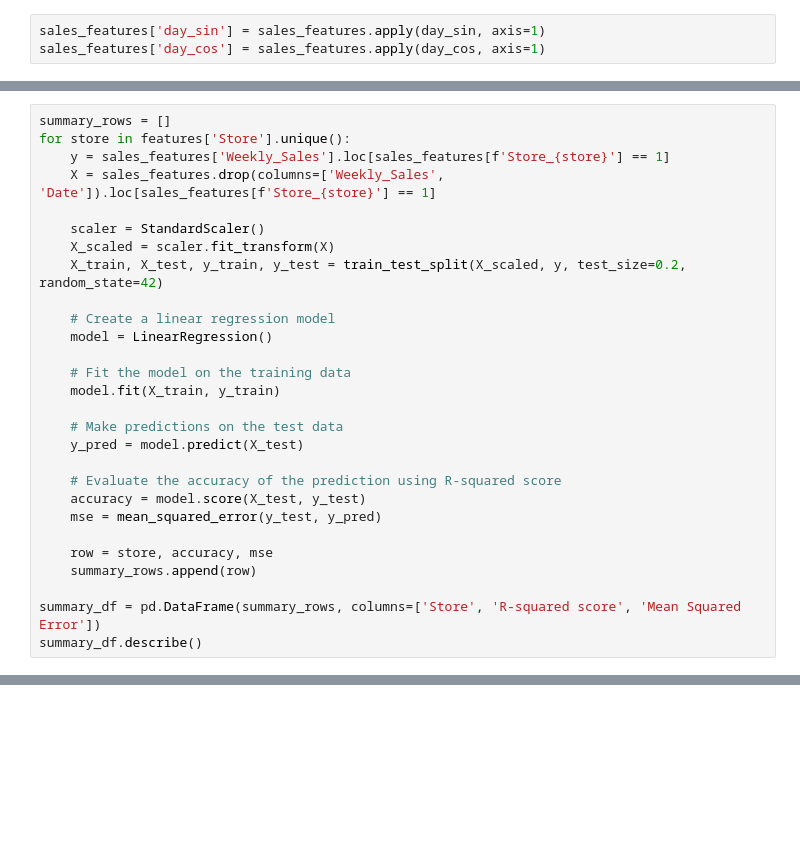
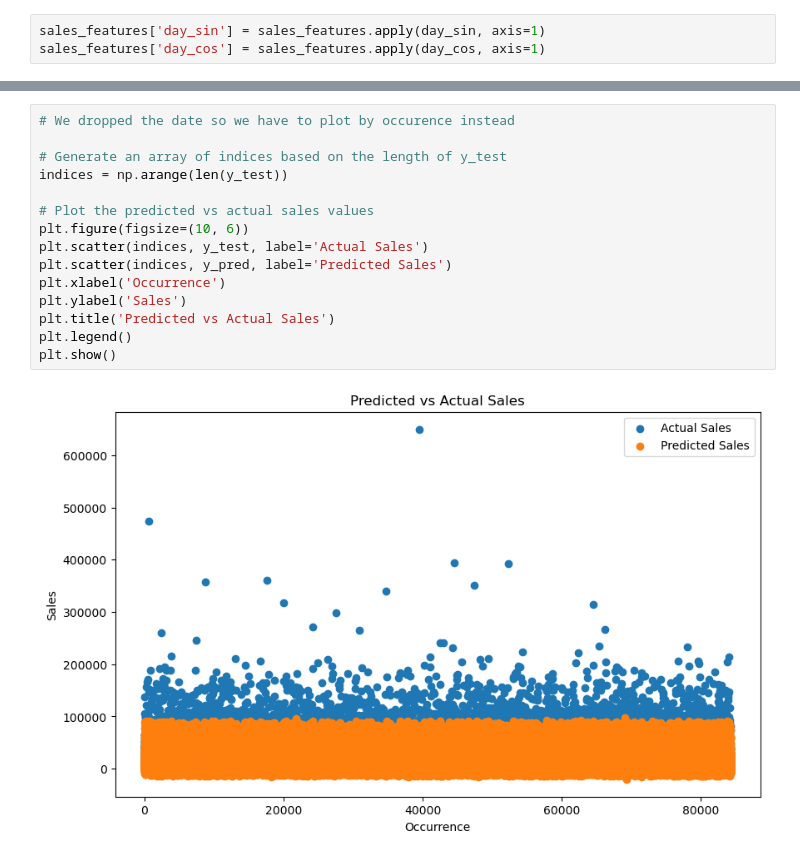
Before and after one commit to XaraRoy/Retail_Holidays, a Jupyter notebook: holiday_sales.ipynb, the cells around one changed output, grey strips where cells are left out. Saved outputs shown, nothing was run; the diff lists cells and outputs as text; blank space fills up the shorter version.

```diff
--- a/holiday_sales.ipynb
+++ b/holiday_sales.ipynb
@@ -650,28 +599,0 @@ coef
-# %%
-summary_rows = []
-for store in features['Store'].unique():
-    y = sales_features['Weekly_Sales'].loc[sales_features[f'Store_{store}'] == 1]
-    X = sales_features.drop(columns=['Weekly_Sales', 'Date']).loc[sales_features[f'Store_{store}'] == 1]
-
-    scaler = StandardScaler()
-    X_scaled = scaler.fit_transform(X)
-    X_train, X_test, y_train, y_test = train_test_split(X_scaled, y, test_size=0.2, random_state=42)
-
-    # Create a linear regression model
-    model = LinearRegression()
-
-    # Fit the model on the training data
-    model.fit(X_train, y_train)
-
-    # Make predictions on the test data
-    y_pred = model.predict(X_test)
-
-    # Evaluate the accuracy of the prediction using R-squared score
-    accuracy = model.score(X_test, y_test)
-    mse = mean_squared_error(y_test, y_pred)
-
-    row = store, accuracy, mse
-    summary_rows.append(row)
-
-summary_df = pd.DataFrame(summary_rows, columns=['Store', 'R-squared score', 'Mean Squared Error'])
-summary_df.describe()
@@ -887,0 +600,17 @@ executing.executing.NotOneValueFound: Expected one value, found 0
+# %%
+# We dropped the date so we have to plot by occurence instead
+
+# Generate an array of indices based on the length of y_test
+indices = np.arange(len(y_test))
+
+# Plot the predicted vs actual sales values
+plt.figure(figsize=(10, 6))
+plt.scatter(indices, y_test, label='Actual Sales')
+plt.scatter(indices, y_pred, label='Predicted Sales')
+plt.xlabel('Occurrence')
+plt.ylabel('Sales')
+plt.title('Predicted vs Actual Sales')
+plt.legend()
+plt.show()
+# %% [output]
+[figure, added]
```
Also changed, not shown: parts of 76 cells of this notebook.
